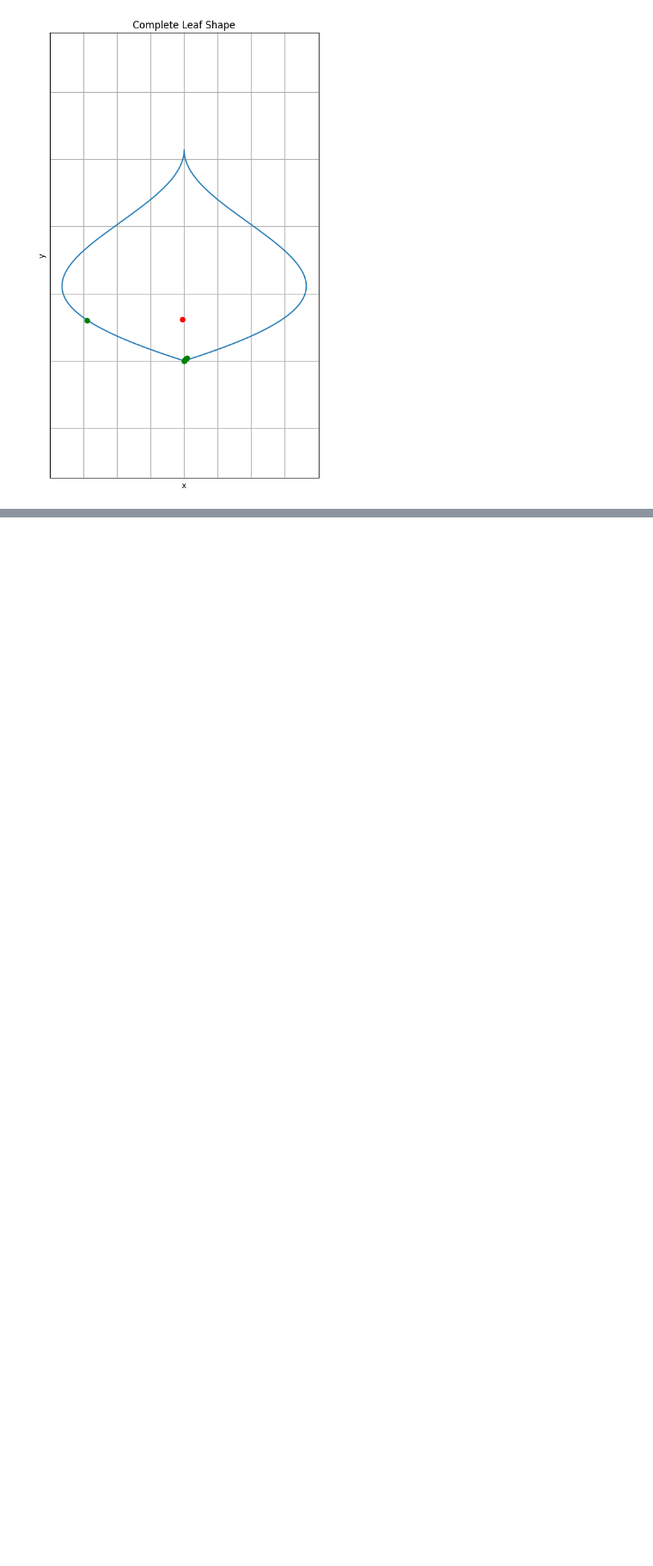
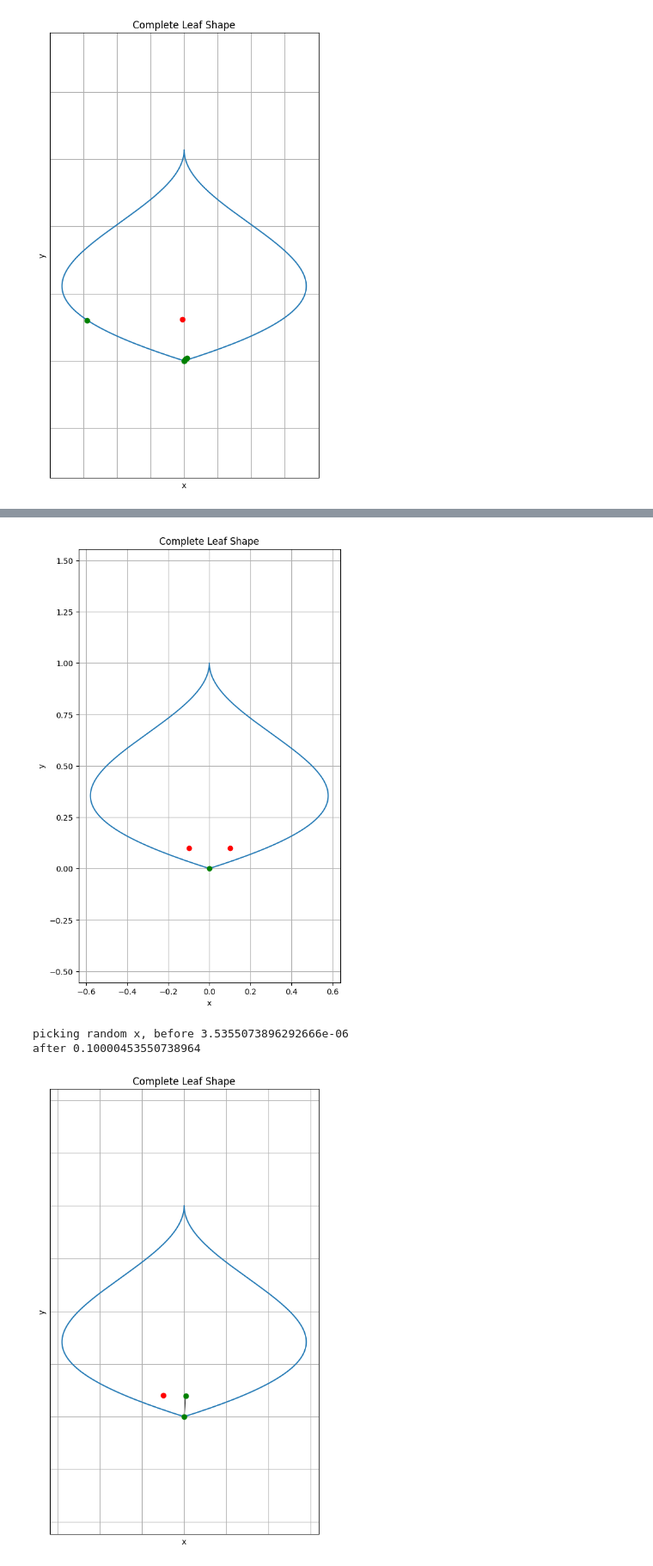
Before and after one commit to Antel0pe/leaf-venation, a Jupyter notebook: LeafVeins.ipynb, the cells around one changed output, grey strips where cells are left out. Shown at 86% size. Drawn from its saved outputs; the diff is of its cells as text; code cells hidden in the pictures; blank space fills up the shorter version.

```diff
--- a/LeafVeins.ipynb
+++ b/LeafVeins.ipynb
@@ -192,0 +303,23 @@ plot_leaf(x, y, veins, getAuxinSourceX(auxinSources), getAuxinSourceY(auxinSourc
+# %%
+def testVerySmallDirectionVectorForVeinsToSources(veins, auxinSources, x, y):
+    veins, auxinSources, x, y = resetSimulation(veins, auxinSources, x, y)
+
+    auxinSources = [[0.100001, 0.1], [-0.1, 0.1]]
+    plot_leaf(x, y, veins, getAuxinSourceX(auxinSources), getAuxinSourceY(auxinSources))
+
+    for i in range(5):
+        buckets = getBuckets(veins, auxinSources)
+        newVeinNodesAdded = addVeinsForBuckets(buckets, veins, distanceVeinGrows)
+
+        # veinsX, veinsY = getVeinPositionList(veins)
+        # print(dict(zip(veins.nodes, zip(veinsX, veinsY))))
+
+        auxinSources = removeSourcesCloseToVeins(veins, auxinSources, sourceToVeinDistanceThreshold)
+        plot_leaf(x, y, veins, getAuxinSourceX(auxinSources), getAuxinSourceY(auxinSources))
+
+testVerySmallDirectionVectorForVeinsToSources(veins, auxinSources, x, y)
+# %% [output]
+[figure, added]
+picking random x, before 3.5355073896292666e-06
+after 0.10000453550738964
+[figure, added]
```
Also changed, not shown: parts of 21 cells of this notebook.
